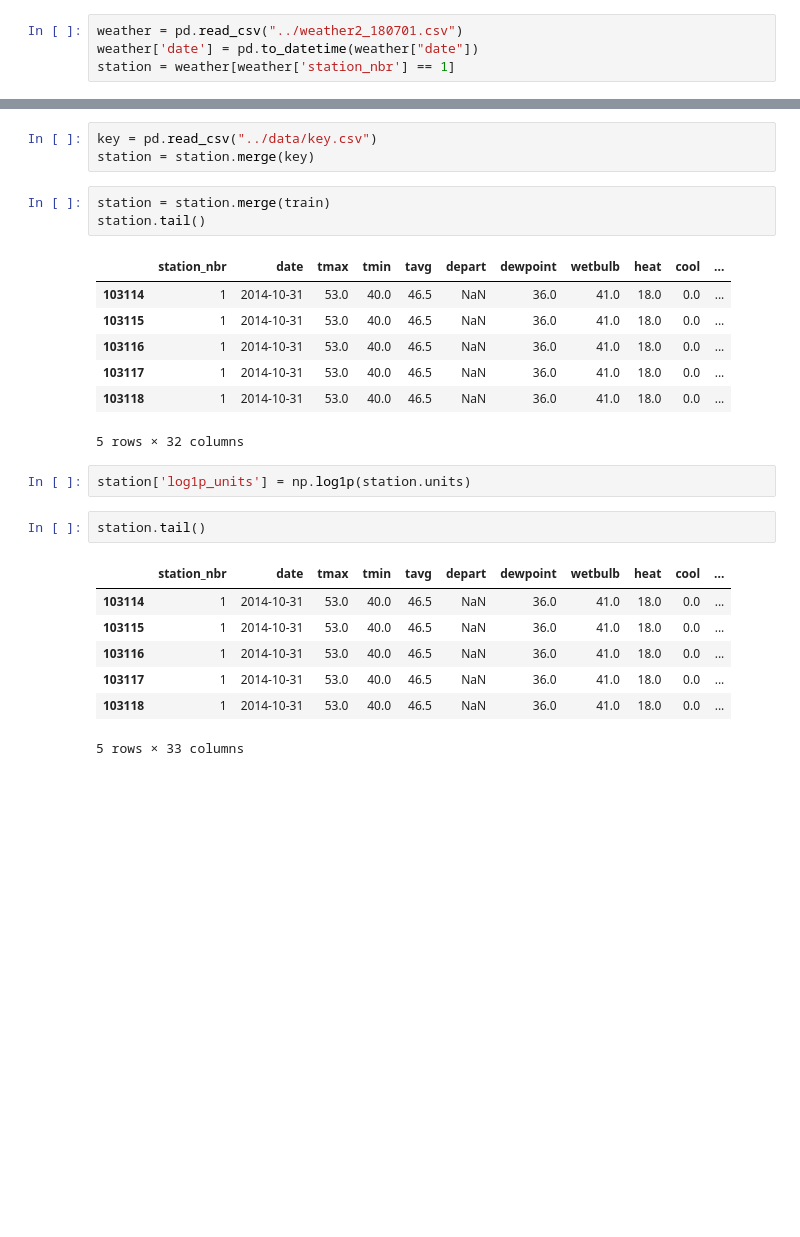
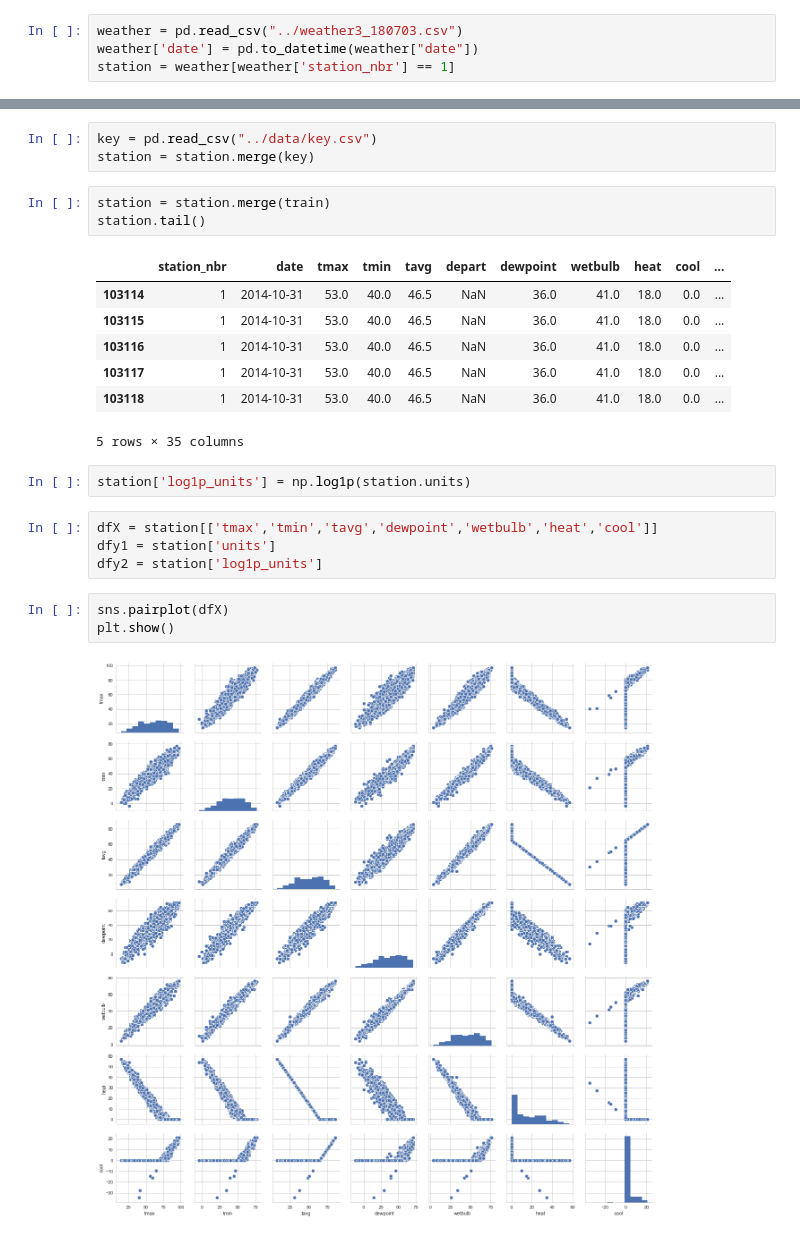
Before and after one commit to Junhojuno/Walmart-sales-in-stormy-weather, a Jupyter notebook: weather2_code/station1.ipynb, the cells around one changed output, grey strips where cells are left out. Cells and saved outputs as stored; diff of their text form; blank space fills up the shorter version.

```diff
--- a/weather2_code/station1.ipynb
+++ b/weather2_code/station1.ipynb
@@ -1,5 +1,5 @@
 # %%
-weather = pd.read_csv("../weather2_180701.csv")
+weather = pd.read_csv("../weather3_180703.csv")
 weather['date'] = pd.to_datetime(weather["date"])
 station = weather[weather['station_nbr'] == 1]
 # %%
@@ -64,16 +36,15 @@ station.tail()
 | 103116 | 1 | 2014-10-31 | 53.0 | 40.0 | 46.5 | NaN | 36.0 | 41.0 | 18.0 | 0.0 | ... |
 | 103117 | 1 | 2014-10-31 | 53.0 | 40.0 | 46.5 | NaN | 36.0 | 41.0 | 18.0 | 0.0 | ... |
 | 103118 | 1 | 2014-10-31 | 53.0 | 40.0 | 46.5 | NaN | 36.0 | 41.0 | 18.0 | 0.0 | ... |
-5 rows × 32 columns
+5 rows × 35 columns
 # %%
 station['log1p_units'] = np.log1p(station.units)
-# %%
-station.tail()
-# %% [output]
-|  | station_nbr | date | tmax | tmin | tavg | depart | dewpoint | wetbulb | heat | cool | ... |
-| 103114 | 1 | 2014-10-31 | 53.0 | 40.0 | 46.5 | NaN | 36.0 | 41.0 | 18.0 | 0.0 | ... |
-| 103115 | 1 | 2014-10-31 | 53.0 | 40.0 | 46.5 | NaN | 36.0 | 41.0 | 18.0 | 0.0 | ... |
-| 103116 | 1 | 2014-10-31 | 53.0 | 40.0 | 46.5 | NaN | 36.0 | 41.0 | 18.0 | 0.0 | ... |
-| 103117 | 1 | 2014-10-31 | 53.0 | 40.0 | 46.5 | NaN | 36.0 | 41.0 | 18.0 | 0.0 | ... |
-| 103118 | 1 | 2014-10-31 | 53.0 | 40.0 | 46.5 | NaN | 36.0 | 41.0 | 18.0 | 0.0 | ... |
-5 rows × 33 columns
+# %%
+dfX = station[['tmax','tmin','tavg','dewpoint','wetbulb','heat','cool']]
+dfy1 = station['units']
+dfy2 = station['log1p_units']
+# %%
+sns.pairplot(dfX)
+plt.show()
+# %% [output]
+[figure, added]
```
Also changed, not shown: parts of 70 cells of this notebook.
